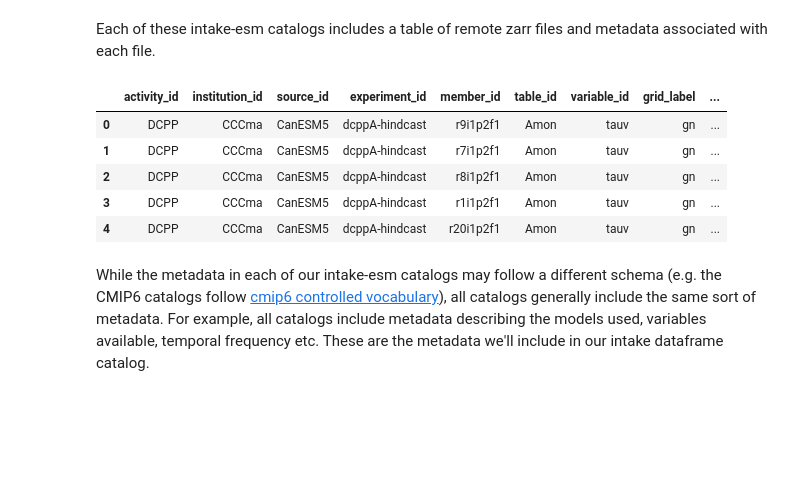
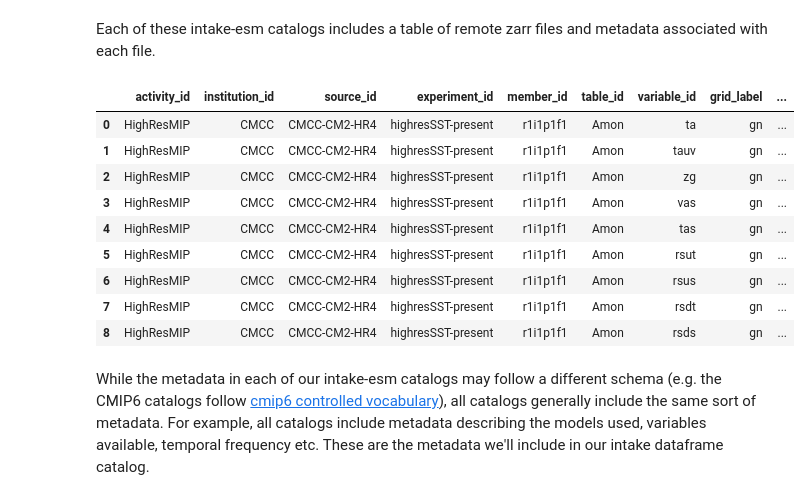
Before and after one commit to ACCESS-NRI/intake-dataframe-catalog, a Jupyter notebook: docs/getting_started/quickstart.ipynb, the cells around one changed output. Saved outputs shown, nothing was run; the diff lists cells and outputs as text; code cells hidden in the pictures; blank space fills up the shorter version.

```diff
--- a/docs/getting_started/quickstart.ipynb
+++ b/docs/getting_started/quickstart.ipynb
@@ -16,0 +15,4 @@ aws_cesm2_lens = intake.open_esm_datastore(f"{base_url}/AWS-CESM2-LENS.json")
+# %%
+aws_cmip6 = intake.open_esm_datastore(
+    "https://cmip6-pds.s3.amazonaws.com/pangeo-cmip6.json"
+)
@@ -17,14 +23,18 @@ aws_cesm2_lens = intake.open_esm_datastore(f"{base_url}/AWS-CESM2-LENS.json")
 # %% [markdown]
 Each of these intake-esm catalogs includes a table of remote zarr files and metadata associated with each file.
 # %%
-aws_cmip6.df.iloc[: , :9].head()
+aws_cmip6.df.iloc[:9 , :9]
 # %% [output]
 |  | activity_id | institution_id | source_id | experiment_id | member_id | table_id | variable_id | grid_label | ... |
-| 0 | DCPP | CCCma | CanESM5 | dcppA-hindcast | r9i1p2f1 | Amon | tauv | gn | ... |
-| 1 | DCPP | CCCma | CanESM5 | dcppA-hindcast | r7i1p2f1 | Amon | tauv | gn | ... |
-| 2 | DCPP | CCCma | CanESM5 | dcppA-hindcast | r8i1p2f1 | Amon | tauv | gn | ... |
-| 3 | DCPP | CCCma | CanESM5 | dcppA-hindcast | r1i1p2f1 | Amon | tauv | gn | ... |
-| 4 | DCPP | CCCma | CanESM5 | dcppA-hindcast | r20i1p2f1 | Amon | tauv | gn | ... |
+| 0 | HighResMIP | CMCC | CMCC-CM2-HR4 | highresSST-present | r1i1p1f1 | Amon | ta | gn | ... |
+| 1 | HighResMIP | CMCC | CMCC-CM2-HR4 | highresSST-present | r1i1p1f1 | Amon | tauv | gn | ... |
+| 2 | HighResMIP | CMCC | CMCC-CM2-HR4 | highresSST-present | r1i1p1f1 | Amon | zg | gn | ... |
+| 3 | HighResMIP | CMCC | CMCC-CM2-HR4 | highresSST-present | r1i1p1f1 | Amon | vas | gn | ... |
+| 4 | HighResMIP | CMCC | CMCC-CM2-HR4 | highresSST-present | r1i1p1f1 | Amon | tas | gn | ... |
+| 5 | HighResMIP | CMCC | CMCC-CM2-HR4 | highresSST-present | r1i1p1f1 | Amon | rsut | gn | ... |
+| 6 | HighResMIP | CMCC | CMCC-CM2-HR4 | highresSST-present | r1i1p1f1 | Amon | rsus | gn | ... |
+| 7 | HighResMIP | CMCC | CMCC-CM2-HR4 | highresSST-present | r1i1p1f1 | Amon | rsdt | gn | ... |
+| 8 | HighResMIP | CMCC | CMCC-CM2-HR4 | highresSST-present | r1i1p1f1 | Amon | rsds | gn | ... |
 # %% [markdown]
 While the metadata in each of our intake-esm catalogs may follow a different schema (e.g. the CMIP6 catalogs follow [cmip6 controlled vocabulary](https://pyessv.es-doc.org/1/retrieve/wcrp/cmip6)), all catalogs generally include the same sort of metadata. For example, all catalogs include metadata describing the models used, variables available, temporal frequency etc. These are the metadata we'll include in our intake dataframe catalog.
 # %% [markdown]
```
Also changed, not shown: parts of 18 cells of this notebook, 3 other files.
